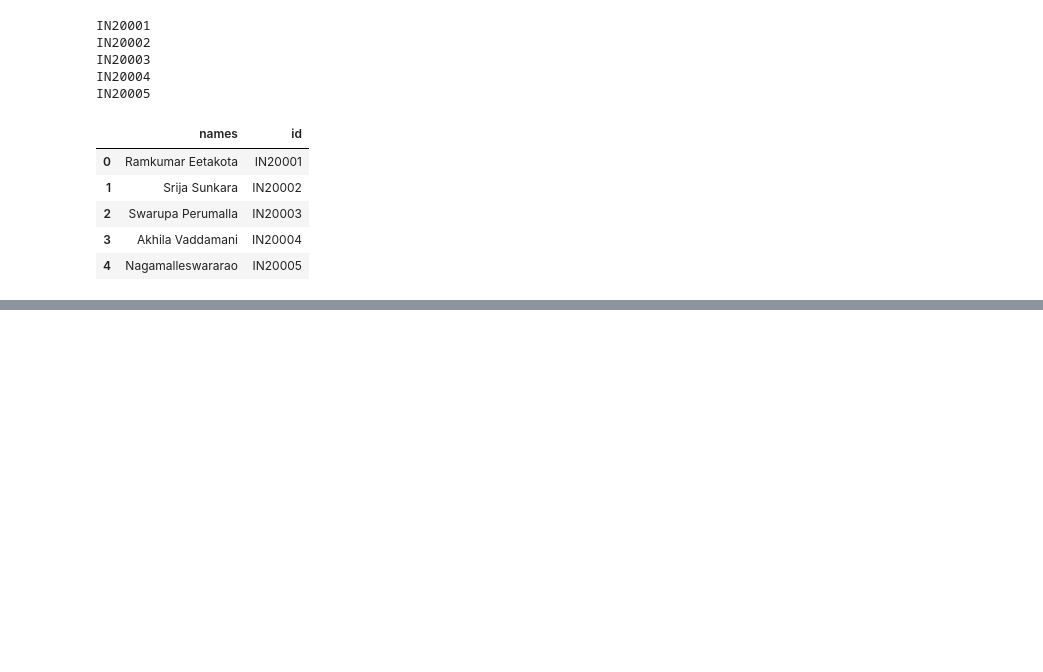
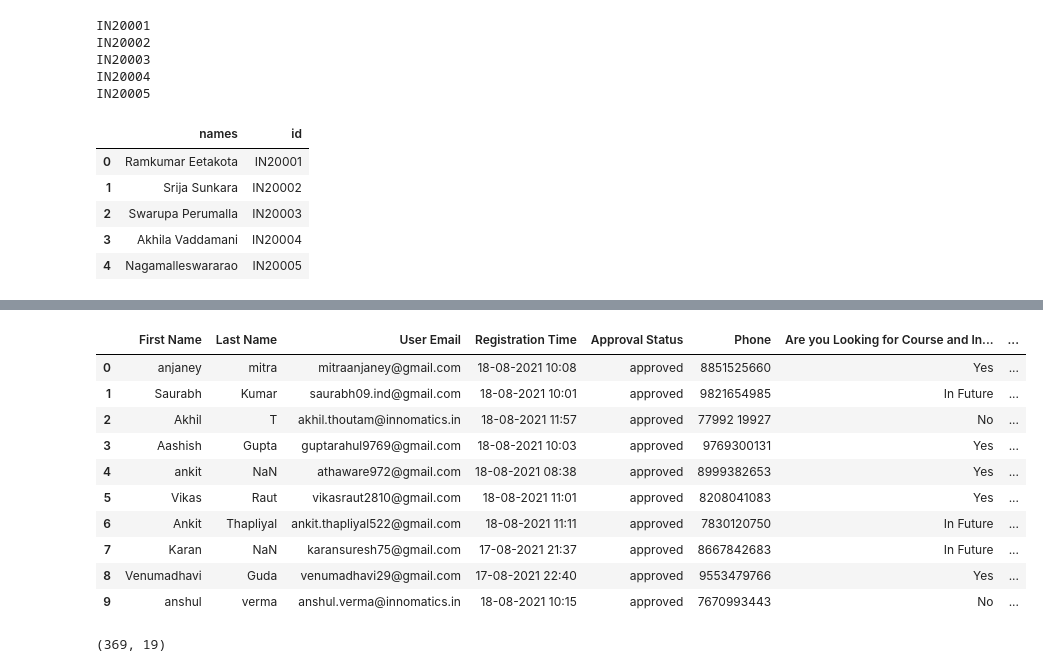
Before and after one commit to Ramkumar-datascience/Python, a Jupyter notebook: Certificate_name_edit.ipynb, the cells around one changed output, grey strips where cells are left out. Drawn from its saved outputs; the diff is of its cells as text; code cells hidden in the pictures; blank space fills up the shorter version.

```diff
--- a/Certificate_name_edit.ipynb
+++ b/Certificate_name_edit.ipynb
@@ -71,0 +282,22 @@ dict(zip(df.names, df.id))
+# %%
+import pandas as pd
+#names = ['first','last','mail','time','status','phone','min','min2','enrolled','handleby','unnamed']
+df = pd.read_csv(r"D:\Automations\Certificate_name_edit\FSD_5Day_workshop_30_Aug\Final_list.csv")
+# %%
+df.head(10)
+# %% [output]
+|  | First Name | Last Name | User Email | Registration Time | Approval Status | Phone | Are you Looking for Course and In... | ... |
+| 0 | anjaney | mitra | mitraanjaney@gmail.com | 18-08-2021 10:08 | approved | 8851525660 | Yes | ... |
+| 1 | Saurabh | Kumar | saurabh09.ind@gmail.com | 18-08-2021 10:01 | approved | 9821654985 | In Future | ... |
+| 2 | Akhil | T | akhil.thoutam@innomatics.in | 18-08-2021 11:57 | approved | 77992 19927 | No | ... |
+| 3 | Aashish | Gupta | guptarahul9769@gmail.com | 18-08-2021 10:03 | approved | 9769300131 | Yes | ... |
+| 4 | ankit | NaN | athaware972@gmail.com | 18-08-2021 08:38 | approved | 8999382653 | Yes | ... |
+| 5 | Vikas | Raut | vikasraut2810@gmail.com | 18-08-2021 11:01 | approved | 8208041083 | Yes | ... |
+| 6 | Ankit | Thapliyal | ankit.thapliyal522@gmail.com | 18-08-2021 11:11 | approved | 7830120750 | In Future | ... |
+| 7 | Karan | NaN | karansuresh75@gmail.com | 17-08-2021 21:37 | approved | 8667842683 | In Future | ... |
+| 8 | Venumadhavi | Guda | venumadhavi29@gmail.com | 17-08-2021 22:40 | approved | 9553479766 | Yes | ... |
+| 9 | anshul | verma | anshul.verma@innomatics.in | 18-08-2021 10:15 | approved | 7670993443 | No | ... |
+# %%
+df.shape
+# %% [output]
+(369, 19)
```
Also changed, not shown: parts of 25 cells of this notebook.
